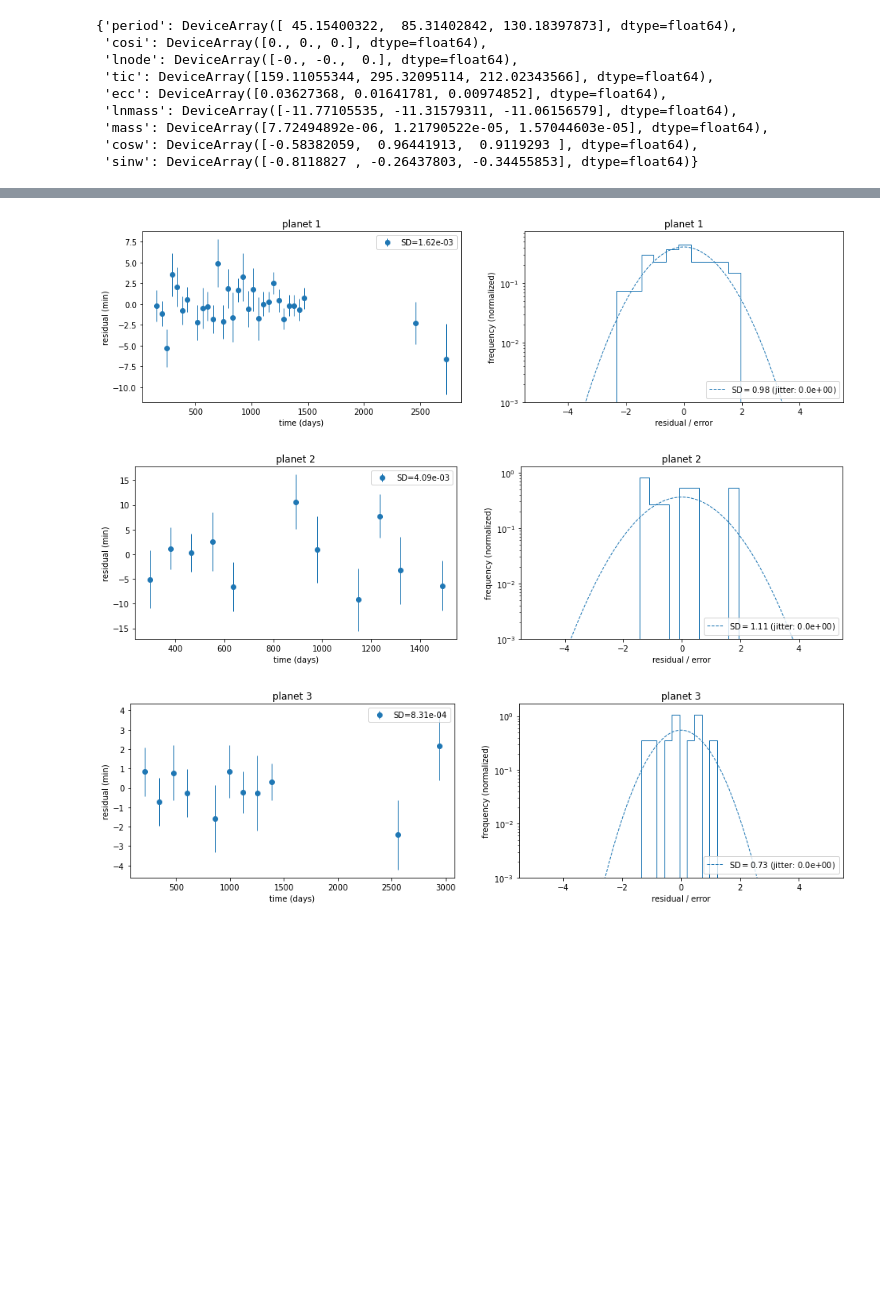
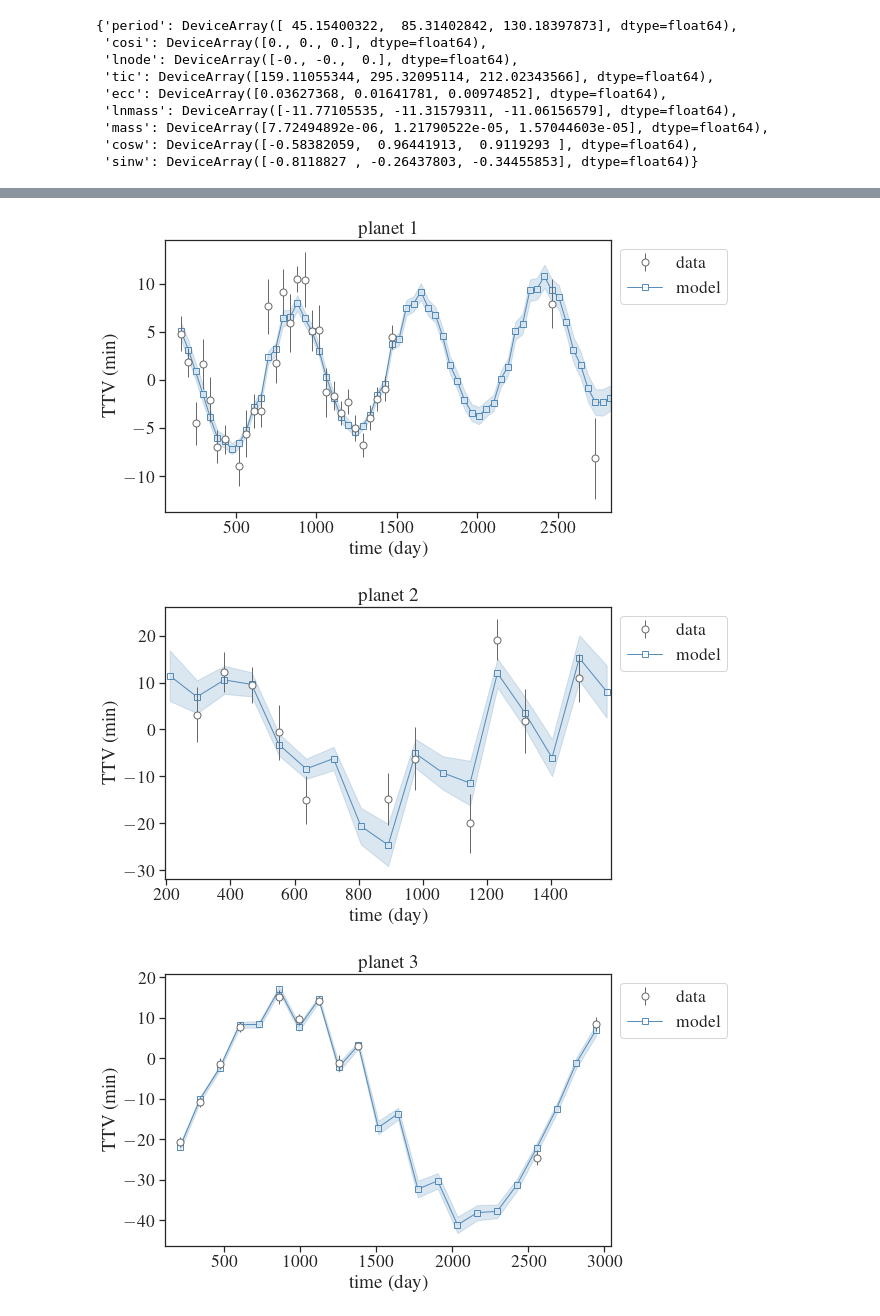
Before and after one commit to kemasuda/jnkepler, a Jupyter notebook: examples/kep51.ipynb, the cells around one changed output, grey strips where cells are left out. Cells and saved outputs as stored; diff of their text form; code cells hidden in the pictures; blank space fills up the shorter version.

```diff
--- a/examples/kep51.ipynb
+++ b/examples/kep51.ipynb
@@ -265,6 +235,9 @@ jttv.quicklook(mmodel, sigma=smodel)#, save=output+"postm")
-# %%
-jttv.check_residuals(mmodel)
-# %% [output]
-[figure, removed]
-[figure, removed]
-[figure, removed]
+# %%
+means, stds = jttv.sample_means_and_stds(samples)
+# %%
+t0_lin, p_lin = jttv.linear_ephemeris()
+plot_model(means, jttv.tcobs, jttv.errorobs, t0_lin, p_lin, tcmodelunclist=stds)
+# %% [output]
+[figure, added]
+[figure, added]
+[figure, added]
```
Also changed, not shown: parts of 24 cells of this notebook, 1 other file.
